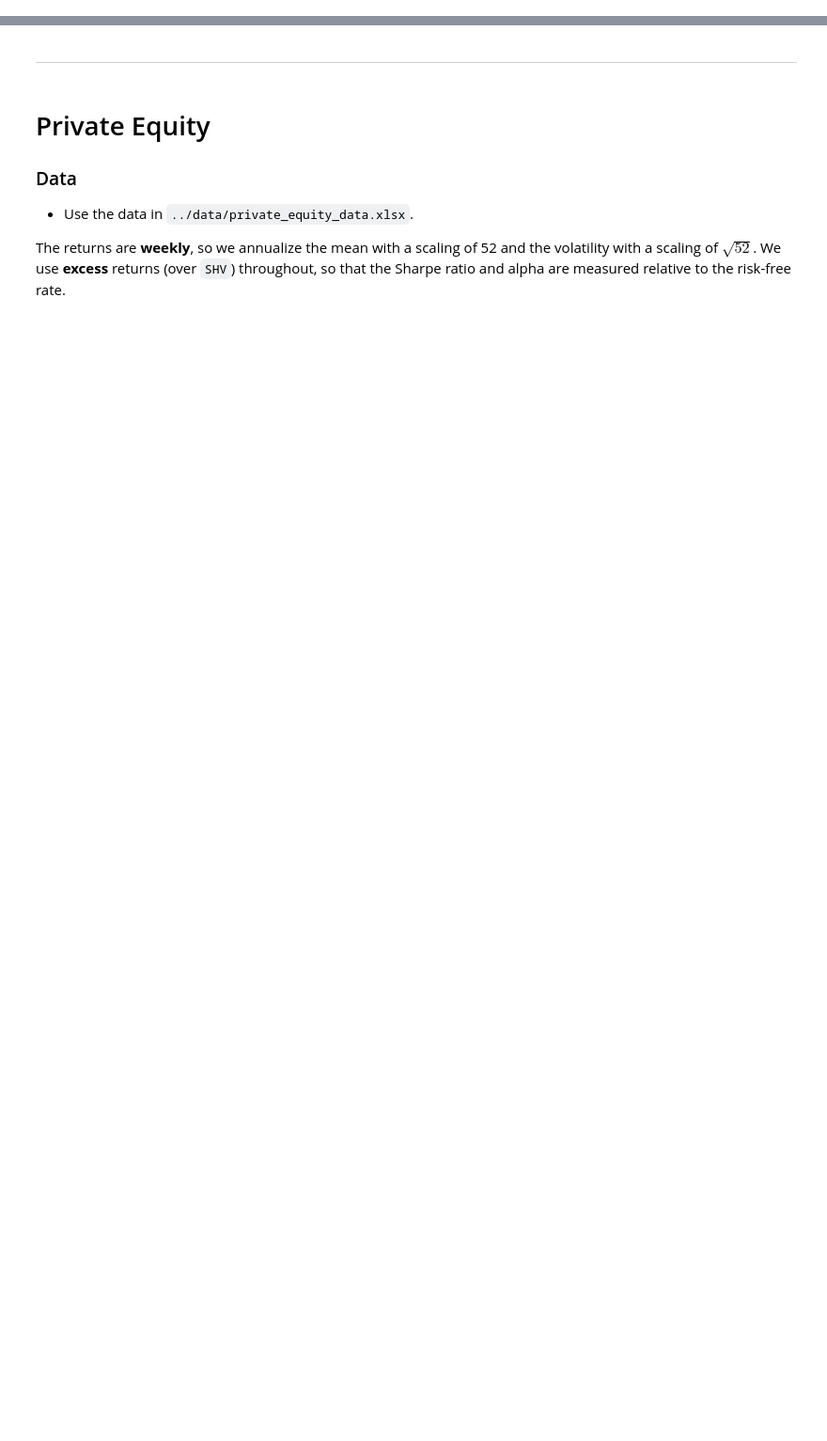
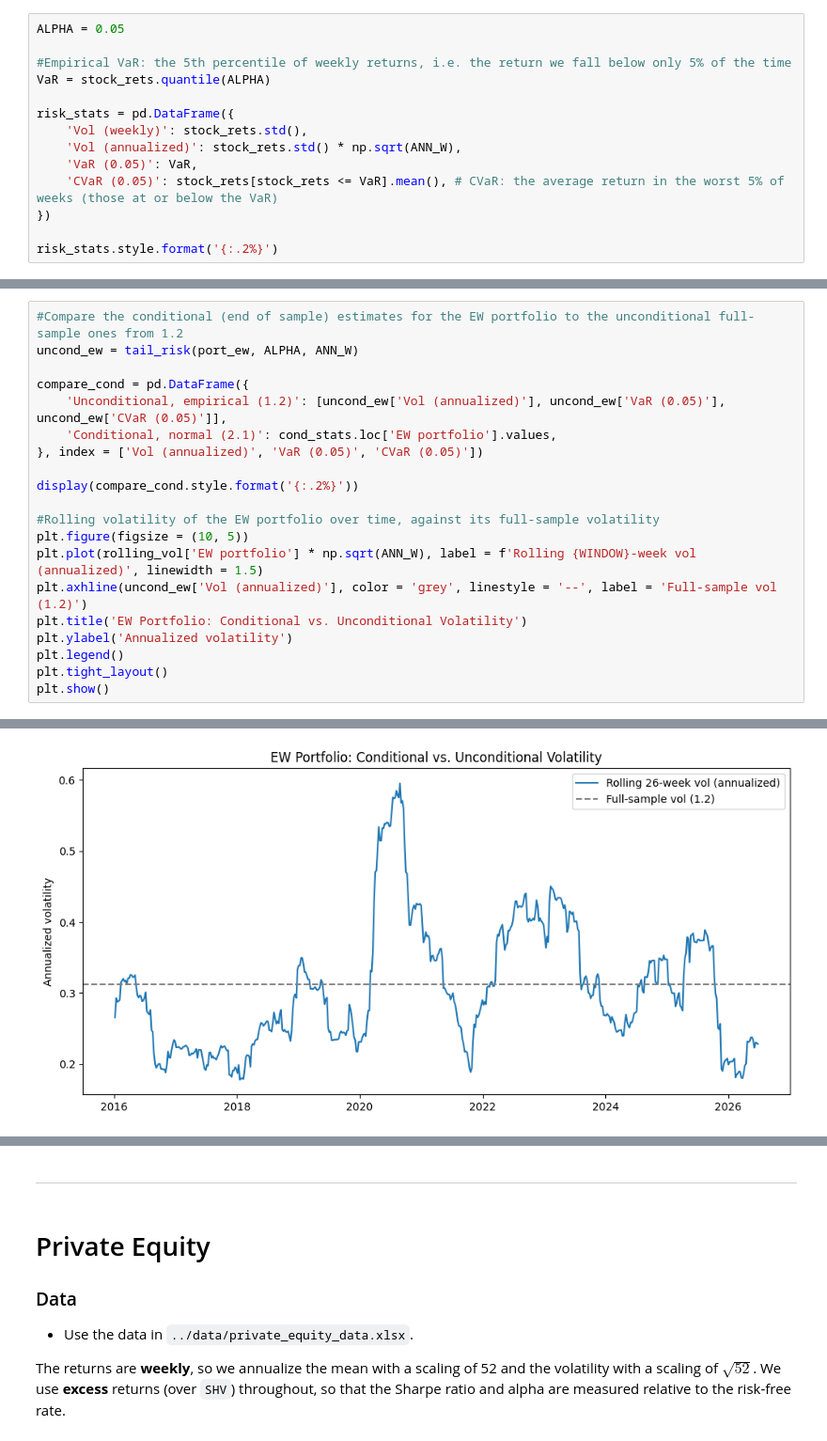
Before and after one commit to ltemry/FINM36700_GroupA, a Jupyter notebook: var_equity_portfolio.ipynb, the cells around one changed output, grey strips where cells are left out. Shown at 94% size. Cells and saved outputs as stored; diff of their text form; blank space fills up the shorter version.

```diff
--- a/var_equity_portfolio.ipynb
+++ b/var_equity_portfolio.ipynb
@@ -321,0 +35,14 @@ The out-of-sample fit is worse. Out-of-sample, the betas are applied to new data
+# %%
+ALPHA = 0.05
+
+#Empirical VaR: the 5th percentile of weekly returns, i.e. the return we fall below only 5% of the time
+VaR = stock_rets.quantile(ALPHA)
+
+risk_stats = pd.DataFrame({
+    'Vol (weekly)': stock_rets.std(),
+    'Vol (annualized)': stock_rets.std() * np.sqrt(ANN_W),
+    'VaR (0.05)': VaR,
+    'CVaR (0.05)': stock_rets[stock_rets <= VaR].mean(), # CVaR: the average return in the worst 5% of weeks (those at or below the VaR)
+})
+
+risk_stats.style.format('{:.2%}')
@@ -321,0 +199,21 @@ The out-of-sample fit is worse. Out-of-sample, the betas are applied to new data
+# %%
+#Compare the conditional (end of sample) estimates for the EW portfolio to the unconditional full-sample ones from 1.2
+uncond_ew = tail_risk(port_ew, ALPHA, ANN_W)
+
+compare_cond = pd.DataFrame({
+    'Unconditional, empirical (1.2)': [uncond_ew['Vol (annualized)'], uncond_ew['VaR (0.05)'], uncond_ew['CVaR (0.05)']],
+    'Conditional, normal (2.1)': cond_stats.loc['EW portfolio'].values,
+}, index = ['Vol (annualized)', 'VaR (0.05)', 'CVaR (0.05)'])
+
+display(compare_cond.style.format('{:.2%}'))
+
+#Rolling volatility of the EW portfolio over time, against its full-sample volatility
+plt.figure(figsize = (10, 5))
+plt.plot(rolling_vol['EW portfolio'] * np.sqrt(ANN_W), label = f'Rolling {WINDOW}-week vol (annualized)', linewidth = 1.5)
+plt.axhline(uncond_ew['Vol (annualized)'], color = 'grey', linestyle = '--', label = 'Full-sample vol (1.2)')
+plt.title('EW Portfolio: Conditional vs. Unconditional Volatility')
+plt.ylabel('Annualized volatility')
+plt.legend()
+plt.tight_layout()
+plt.show()
+# %% [output]
@@ -321,0 +224 @@ The out-of-sample fit is worse. Out-of-sample, the betas are applied to new data
+[figure, added]
```
Also changed, not shown: parts of 44 cells of this notebook.
